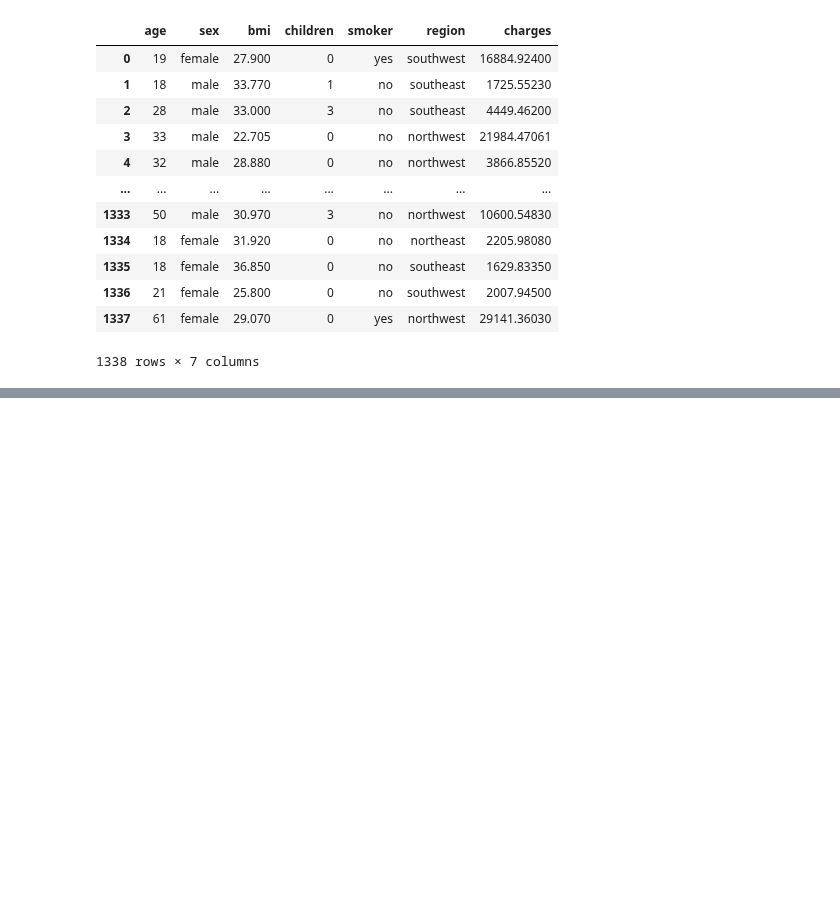
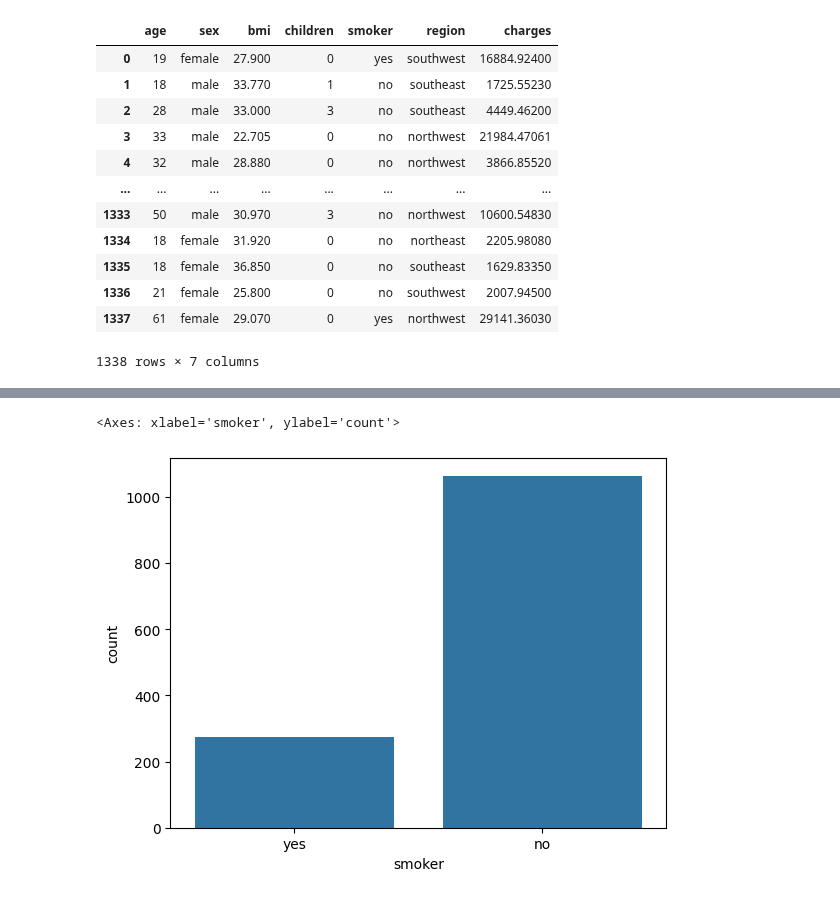
Before and after one commit to Siddhi-S-Thakur/ML_Projects, a Jupyter notebook: Insurance_charges_predictor/predictor.ipynb, the cells around one changed output, grey strips where cells are left out. Cells and saved outputs as stored; diff of their text form; code cells hidden in the pictures; blank space fills up the shorter version.

```diff
--- a/Insurance_charges_predictor/predictor.ipynb
+++ b/Insurance_charges_predictor/predictor.ipynb
@@ -26,0 +96,5 @@ df
+# %%
+sns.countplot(x = df['smoker'])
+# %% [output]
+<Axes: xlabel='smoker', ylabel='count'>
+[figure, added]
```
Also changed, not shown: parts of 26 cells of this notebook.
